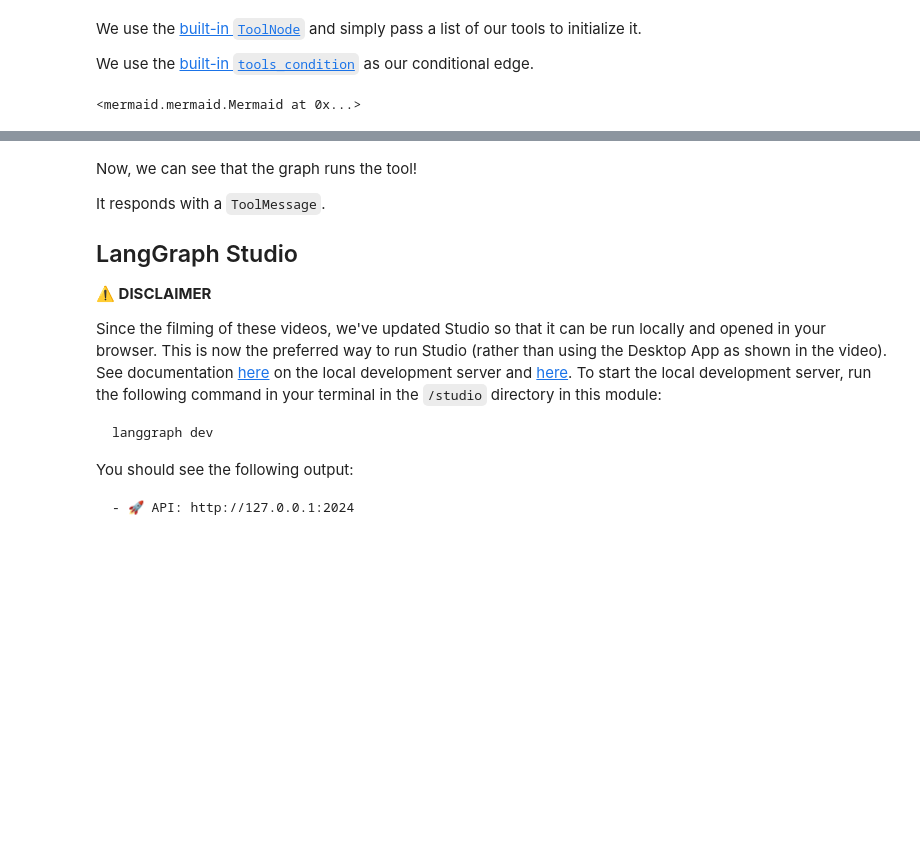
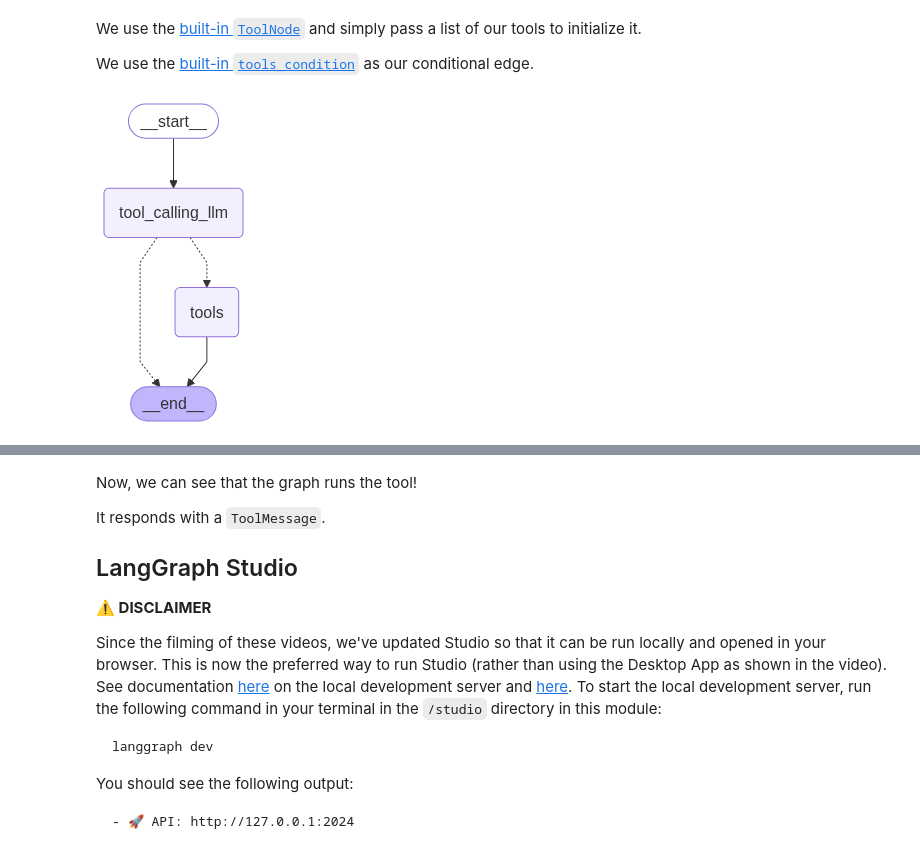
Before and after one commit to southerncoder/langchain-academy, a Jupyter notebook: module-1/3_router.ipynb, the cells around one changed output, grey strips where cells are left out. Cells and saved outputs as stored; diff of their text form; code cells hidden in the pictures; blank space fills up the shorter version.

```diff
--- a/module-1/3_router.ipynb
+++ b/module-1/3_router.ipynb
@@ -62,35 +79,32 @@ RunnableBinding(bound=ChatOpenAI(client=<openai.resources.chat.completions.compl
 # %%
 from IPython.display import Image, display
 from langgraph.graph import StateGraph, START, END
 from langgraph.graph import MessagesState
 from langgraph.prebuilt import ToolNode
 from langgraph.prebuilt import tools_condition
-
-import mermaid as mm
 
 # Node
 def tool_calling_llm(state: MessagesState):
     return {"messages": [llm_with_tools.invoke(state["messages"])]}
 
 # Build graph
 builder = StateGraph(MessagesState)
 builder.add_node("tool_calling_llm", tool_calling_llm)
 builder.add_node("tools", ToolNode([multiply]))
 builder.add_edge(START, "tool_calling_llm")
 builder.add_conditional_edges(
     "tool_calling_llm",
     # If the latest message (result) from assistant is a tool call -> tools_condition routes to tools
     # If the latest message (result) from assistant is a not a tool call -> tools_condition routes to END
     tools_condition,
 )
 builder.add_edge("tools", END)
 graph = builder.compile()
 
 # View
-rendered = mm.Mermaid(graph.get_graph().draw_mermaid())
-display(rendered)
+display(Image(graph.get_graph().draw_mermaid_png()))
 # %% [output]
-<mermaid.mermaid.Mermaid at 0x...>
+[figure, added]
 # %%
 from langchain_core.messages import HumanMessage
 messages = [HumanMessage(content="Hello, what is 2 multiplied by 2?")]
```
Also changed, not shown: parts of 2 cells of this notebook, 7 other files.
